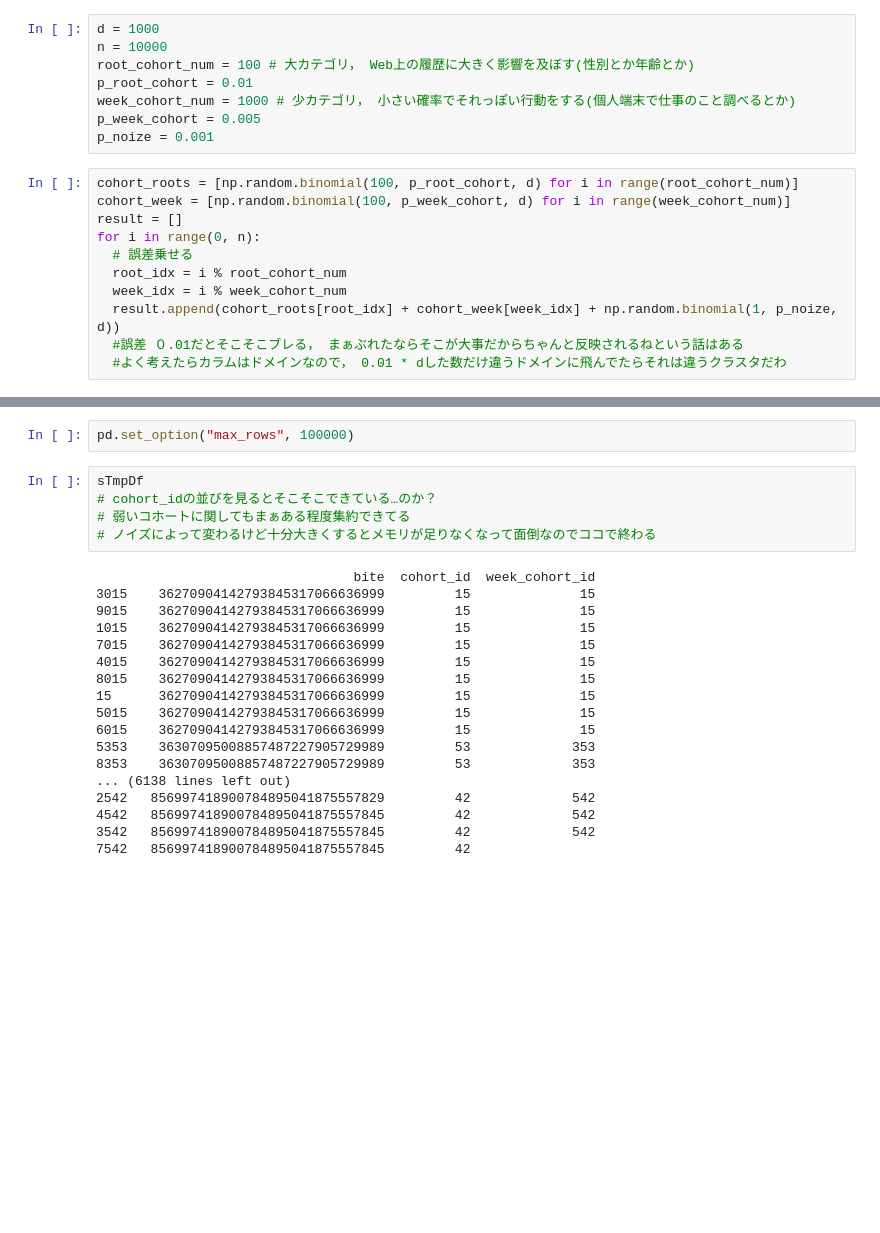
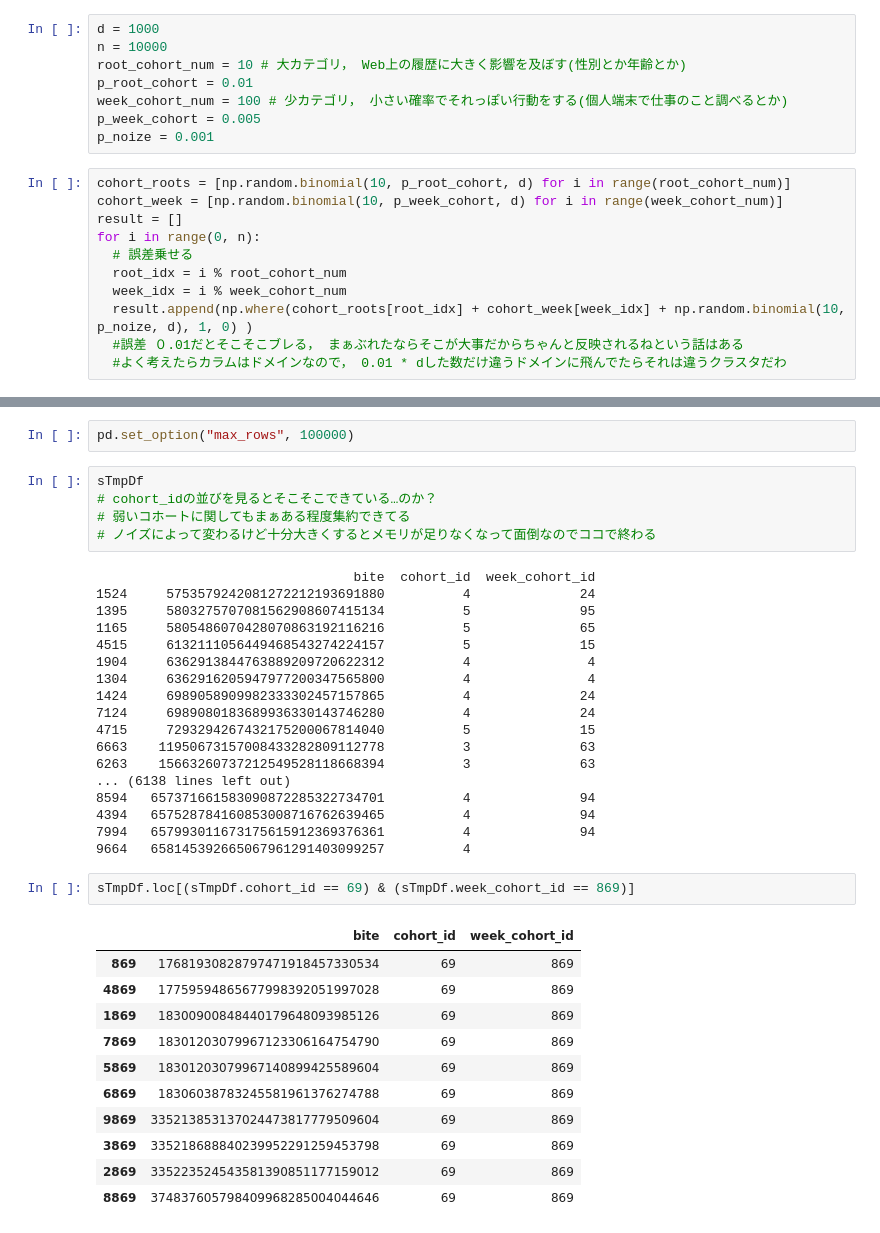
Before and after one commit to aplio/FLOCME, a Jupyter notebook: cohort_with_week.ipynb, the cells around one changed output, grey strips where cells are left out. Cells and saved outputs as stored; diff of their text form; blank space fills up the shorter version.

```diff
--- a/cohort_with_week.ipynb
+++ b/cohort_with_week.ipynb
@@ -12,20 +12,20 @@ import pandas as pd
 # %%
 d = 1000
 n = 10000
-root_cohort_num = 100 # 大カテゴリ， Web上の履歴に大きく影響を及ぼす(性別とか年齢とか)
+root_cohort_num = 10 # 大カテゴリ， Web上の履歴に大きく影響を及ぼす(性別とか年齢とか)
 p_root_cohort = 0.01
-week_cohort_num = 1000 # 少カテゴリ， 小さい確率でそれっぽい行動をする(個人端末で仕事のこと調べるとか)
+week_cohort_num = 100 # 少カテゴリ， 小さい確率でそれっぽい行動をする(個人端末で仕事のこと調べるとか)
 p_week_cohort = 0.005
 p_noize = 0.001
 # %%
-cohort_roots = [np.random.binomial(100, p_root_cohort, d) for i in range(root_cohort_num)]
-cohort_week = [np.random.binomial(100, p_week_cohort, d) for i in range(week_cohort_num)]
+cohort_roots = [np.random.binomial(10, p_root_cohort, d) for i in range(root_cohort_num)]
+cohort_week = [np.random.binomial(10, p_week_cohort, d) for i in range(week_cohort_num)]
 result = []
 for i in range(0, n):
   # 誤差乗せる
   root_idx = i % root_cohort_num
   week_idx = i % week_cohort_num
-  result.append(cohort_roots[root_idx] + cohort_week[week_idx] + np.random.binomial(1, p_noize, d))
+  result.append(np.where(cohort_roots[root_idx] + cohort_week[week_idx] + np.random.binomial(10, p_noize, d), 1, 0) )
   #誤差 ０.01だとそこそこブレる， まぁぶれたならそこが大事だからちゃんと反映されるねという話はある
   #よく考えたらカラムはドメインなので， 0.01 * dした数だけ違うドメインに飛んでたらそれは違うクラスタだわ
 # %%
@@ -66,19 +66,33 @@ sTmpDf
 # ノイズによって変わるけど十分大きくするとメモリが足りなくなって面倒なのでココで終わる
 # %% [output]
                                  bite  cohort_id  week_cohort_id
-3015    36270904142793845317066636999         15              15
-9015    36270904142793845317066636999         15              15
-1015    36270904142793845317066636999         15              15
-7015    36270904142793845317066636999         15              15
-4015    36270904142793845317066636999         15              15
-8015    36270904142793845317066636999         15              15
-15      36270904142793845317066636999         15              15
-5015    36270904142793845317066636999         15              15
-6015    36270904142793845317066636999         15              15
-5353    36307095008857487227905729989         53             353
-8353    36307095008857487227905729989         53             353
+1524     5753579242081272212193691880          4              24
+1395     5803275707081562908607415134          5              95
+1165     5805486070428070863192116216          5              65
+4515     6132111056449468543274224157          5              15
+1904     6362913844763889209720622312          4               4
+1304     6362916205947977200347565800          4               4
+1424     6989058909982333302457157865          4              24
+7124     6989080183689936330143746280          4              24
+4715     7293294267432175200067814040          5              15
+6663    11950673157008433282809112778          3              63
+6263    15663260737212549528118668394          3              63
 ... (6138 lines left out)
-2542   856997418900784895041875557829         42             542
-4542   856997418900784895041875557845         42             542
-3542   856997418900784895041875557845         42             542
-7542   856997418900784895041875557845         42
+8594   657371661583090872285322734701          4              94
+4394   657528784160853008716762639465          4              94
+7994   657993011673175615912369376361          4              94
+9664   658145392665067961291403099257          4
+# %%
+sTmpDf.loc[(sTmpDf.cohort_id == 69) & (sTmpDf.week_cohort_id == 869)]
+# %% [output]
+|  | bite | cohort_id | week_cohort_id |
+| 869 | 17681930828797471918457330534 | 69 | 869 |
+| 4869 | 17759594865677998392051997028 | 69 | 869 |
+| 1869 | 18300900848440179648093985126 | 69 | 869 |
+| 7869 | 18301203079967123306164754790 | 69 | 869 |
+| 5869 | 18301203079967140899425589604 | 69 | 869 |
+| 6869 | 18306038783245581961376274788 | 69 | 869 |
+| 9869 | 335213853137024473817779509604 | 69 | 869 |
+| 3869 | 335218688840239952291259453798 | 69 | 869 |
+| 2869 | 335223524543581390851177159012 | 69 | 869 |
+| 8869 | 374837605798409968285004044646 | 69 | 869 |
```
Also changed, not shown: parts of 1 cell of this notebook.
